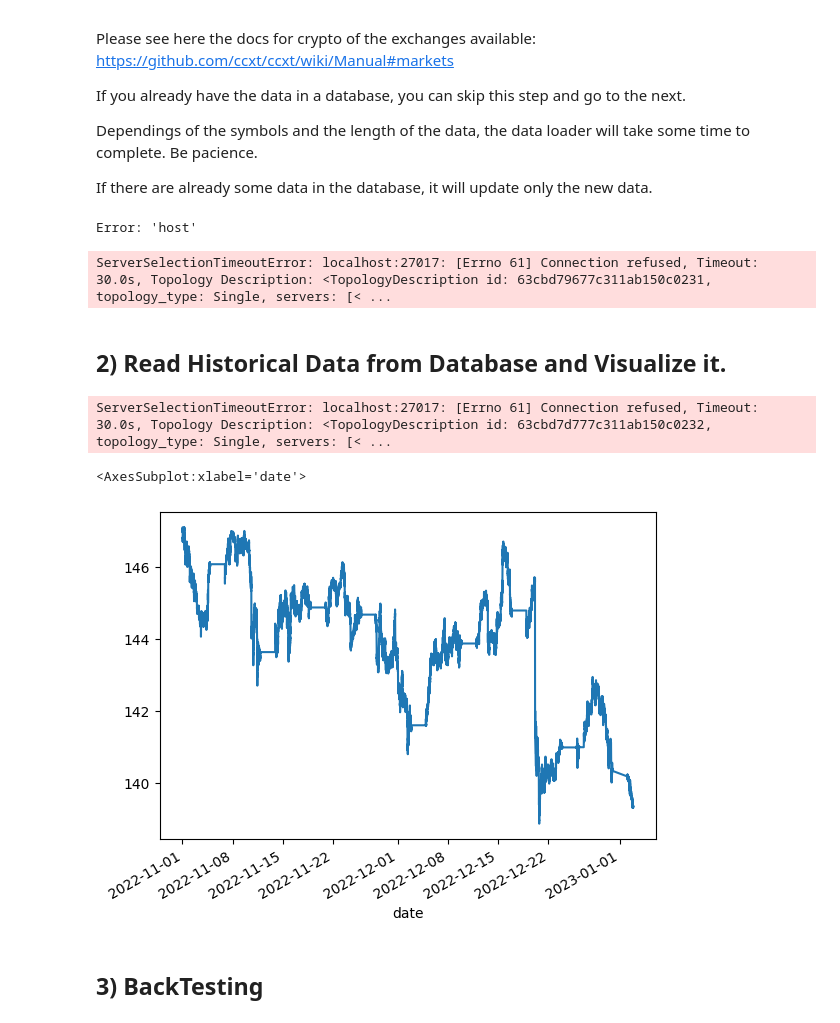
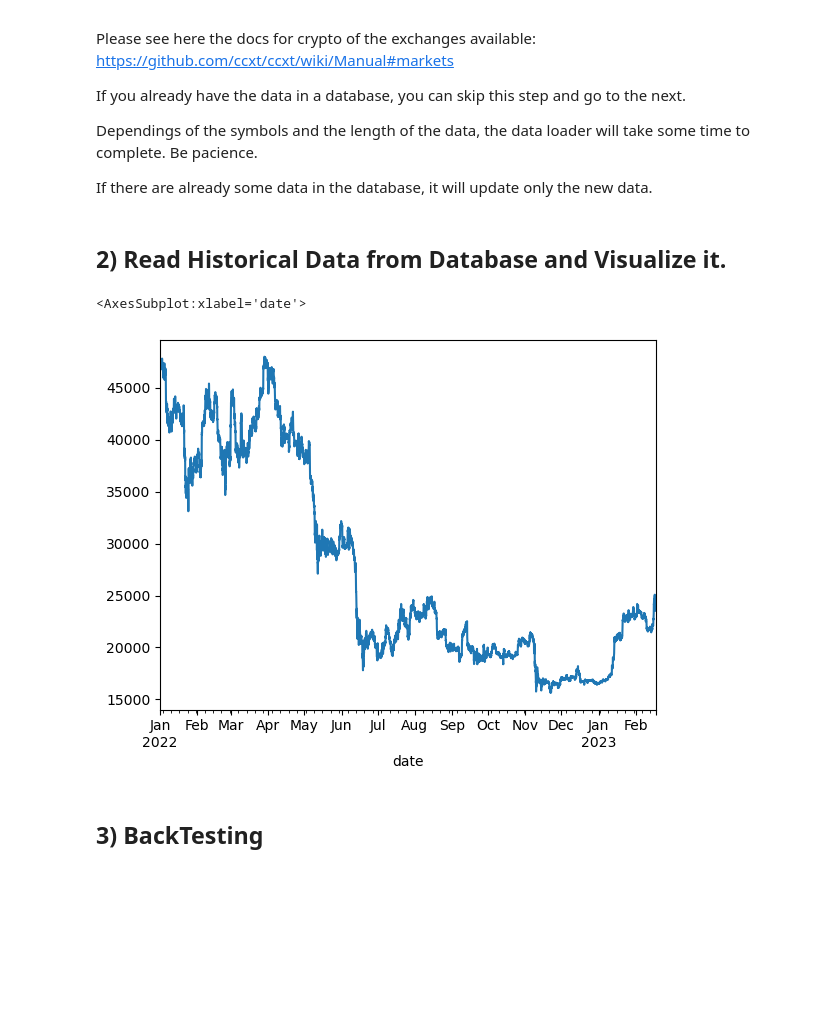
Before and after one commit to SmartLever/SmartBots, a Jupyter notebook: src/application/bots/backtesting.ipynb, the cells around one changed output. Cells and saved outputs as stored; diff of their text form; code cells hidden in the pictures; blank space fills up the shorter version.

```diff
--- a/src/application/bots/backtesting.ipynb
+++ b/src/application/bots/backtesting.ipynb
@@ -16,9 +16,9 @@ CCXT Version: 2.0.25
 ## Parameters
 # %%
 asset_type = 'crypto' # financial , crypto
-fresh_start = True # if you want to download the symbols again
-download_data = True # True for downloading
-start_date = dt.datetime(2022,10,1) # Start date of data to download
+fresh_start = False # if you want to download the symbols again
+download_data = False # True for downloading
+start_date = dt.datetime(2022,1,1) # Start date of data to download
 end_date = dt.datetime.utcnow() # End date of data to download
 # Portfolio construction
 inicial_cash = 50000 # initial capital for the portfolio
@@ -51,9 +51,6 @@ if download_data:
      # Interval of data to download,
     historical_downloader(symbols=symbols,start_date=start_date, end_date=dt.datetime.utcnow(),
                           provider=provider,clean_symbols_database=clean_symbols_database,interval=interval)
-# %% [output]
-Error: 'host'
-ServerSelectionTimeoutError: localhost:27017: [Errno 61] Connection refused, Timeout: 30.0s, Topology Description: <TopologyDescription id: 63cbd79677c311ab150c0231, topology_type: Single, servers: [< ...
 # %% [markdown]
 ## 2) Read Historical Data from Database and Visualize it.
 # %%
@@ -65,13 +62,11 @@ df2 = read_data_to_dataframe(symbols[-1], provider,start_date=start_date,end_dat
                              mongo_port=mongo_port)
 
 df = pd.concat([df1,df2],axis=0)
-# %% [output]
-ServerSelectionTimeoutError: localhost:27017: [Errno 61] Connection refused, Timeout: 30.0s, Topology Description: <TopologyDescription id: 63cbd7d777c311ab150c0232, topology_type: Single, servers: [< ...
 # %%
-df2.close.plot()
+df1.close.plot()
 # %% [output]
 <AxesSubplot:xlabel='date'>
-[figure, old version]
+[figure, new version]
 # %% [markdown]
 ## 3) BackTesting
 # %% [markdown]
```
Also changed, not shown: parts of 4 cells of this notebook, 3 other files.
